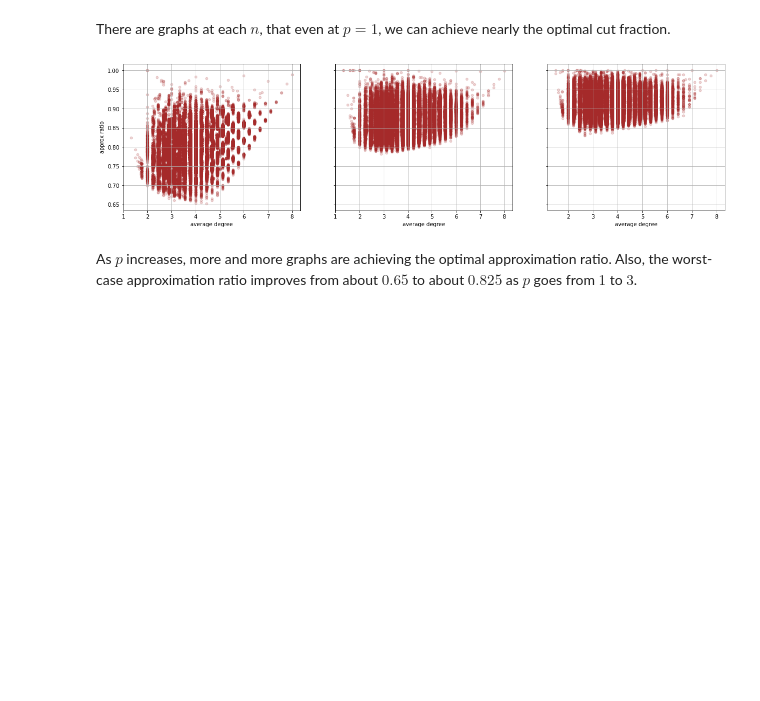
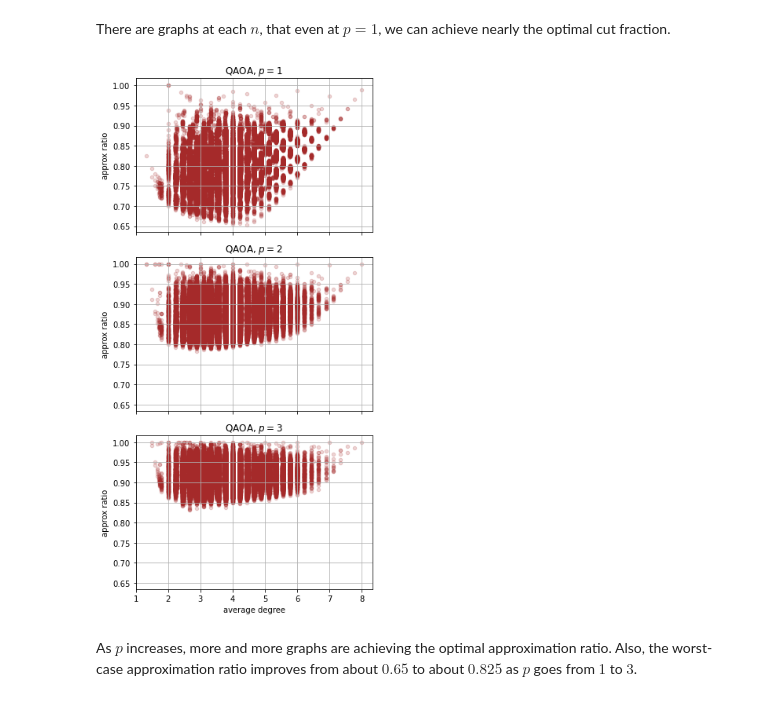
Before and after one commit to QAOAKit/QAOAKit, a Jupyter notebook: examples/performance.ipynb, the cells around one changed output. Cells and saved outputs as stored; diff of their text form; code cells hidden in the pictures; blank space fills up the shorter version.

Commit message:
Add figures for publication

```diff
--- a/examples/performance.ipynb
+++ b/examples/performance.ipynb
@@ -52,12 +54,15 @@ plt.grid()
 # %% [markdown]
 There are graphs at each $n$, that even at $p=1$, we can achieve nearly the optimal cut fraction.
 # %%
-fig, ax = plt.subplots(ncols=3, figsize=(20, 5), sharey=True)
+fig, ax = plt.subplots(nrows=3, figsize=(5, 10), sharex=True, sharey=True)
 for i in range(3):
     df[df['p'] == i+1].plot(x='average degree', y='approx ratio', kind='scatter', ax=ax[i], alpha=0.2, c='brown')
     ax[i].grid()
+    ax[i].set_title('QAOA, $p=' + str(i+1) + '$')
+fig.tight_layout()
+plt.savefig('qaoa_by_p.png')
 # %% [output]
-[figure, old version]
+[figure, new version]
 # %% [markdown]
 As $p$ increases, more and more graphs are achieving the optimal approximation ratio. Also, the worst-case approximation ratio improves from about $0.65$ to about $0.825$ as $p$ goes from $1$ to $3$.
 # %% [markdown]
```
Also changed, not shown: parts of 1 cell of this notebook.
